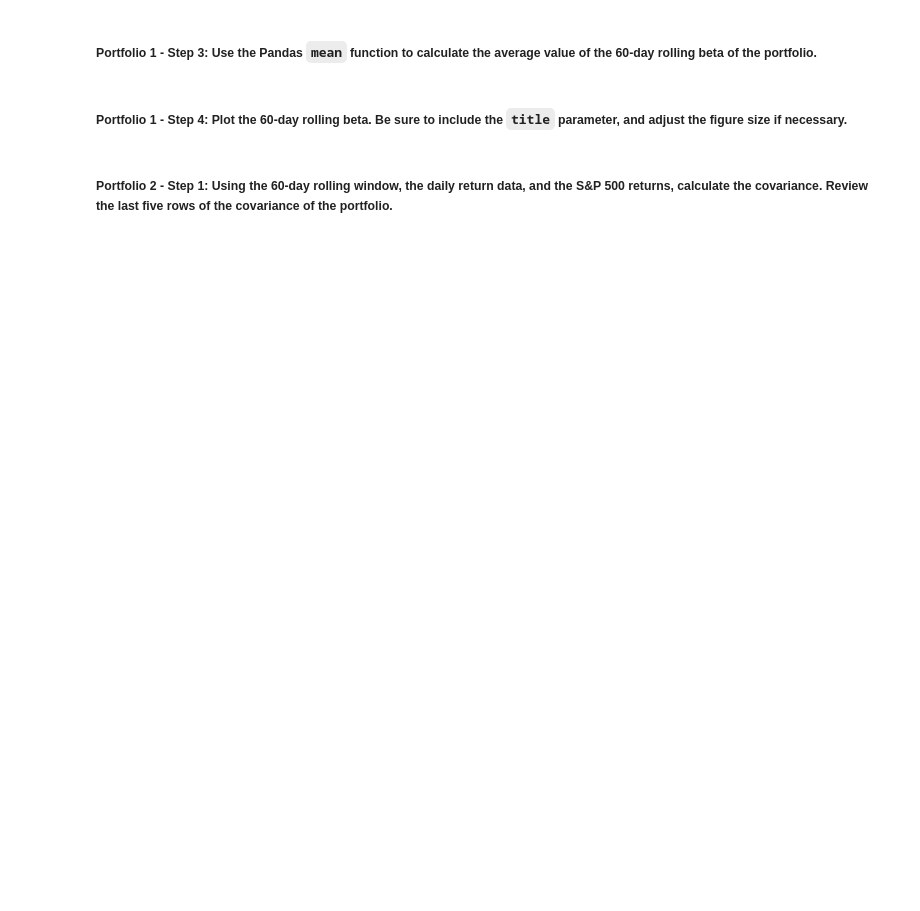
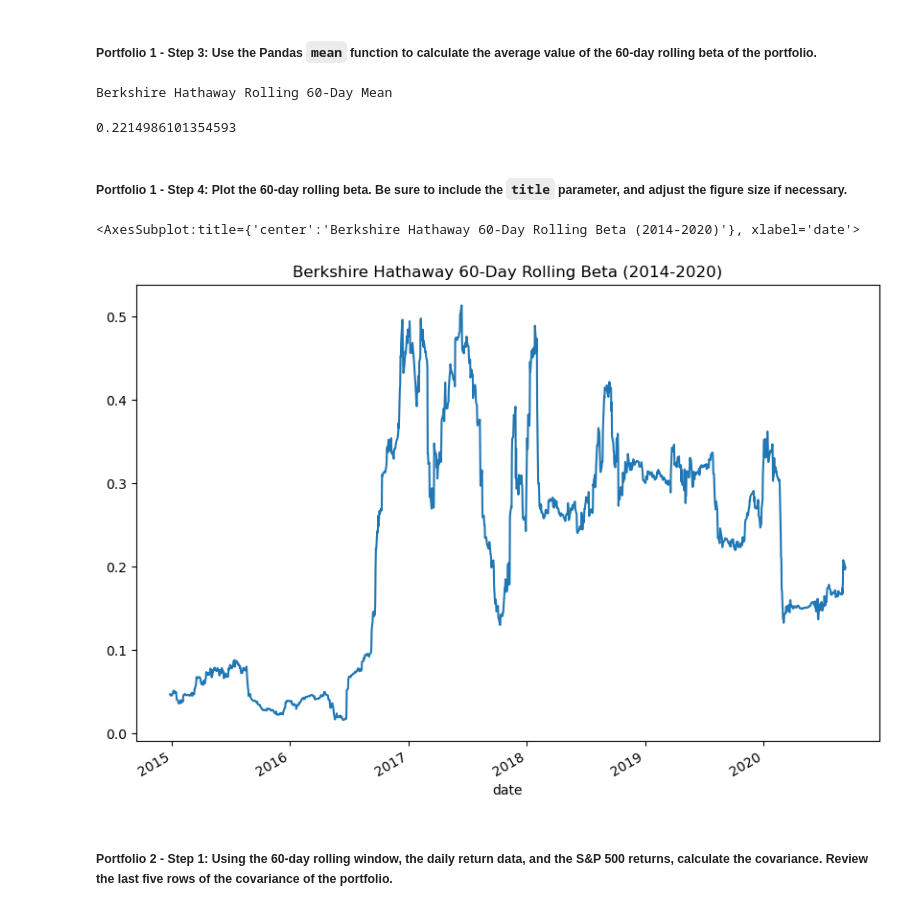
Before and after one commit to MLeGare29/RISK_RETURN_ANALYSIS, a Jupyter notebook: risk_return_analysis.ipynb, the cells around one changed output. Cells and saved outputs as stored; diff of their text form; code cells hidden in the pictures; blank space fills up the shorter version.

```diff
--- a/risk_return_analysis.ipynb
+++ b/risk_return_analysis.ipynb
@@ -417,4 +417,8 @@ Your analysis is nearing completion. Now, you need to evaluate how the portfolio
 # %%
 # Calculate the covariance using a 60-day rolling window
 # Review the last five rows of the covariance data
-# YOUR CODE HERE
+berk_60_rolling_covariance = daily_returns_df['BERKSHIRE HATHAWAY INC'].rolling(window=60).cov(daily_returns_df['S&P 500'])
+
+# Print the results
+print('Berkshire Hathaway Rolling 60-Day Covariance')
+berk_60_rolling_covariance.tail()
@@ -423,4 +436,8 @@ Your analysis is nearing completion. Now, you need to evaluate how the portfolio
 # %%
 # Calculate the beta based on the 60-day rolling covariance compared to the market (S&P 500)
 # Review the last five rows of the beta information
-# YOUR CODE HERE
+berk_rolling_beta = berk_60_rolling_covariance / snp_rolling_market_variance
+
+# Print the beta results for Berkshire
+print("Berkshire Hathaway Rolling 60-Day Beta")
+berk_rolling_beta.tail()
@@ -428,13 +454,24 @@ Your analysis is nearing completion. Now, you need to evaluate how the portfolio
 ##### Portfolio 1 - Step 3: Use the Pandas `mean` function to calculate the average value of the 60-day rolling beta of the portfolio.
 # %%
 # Calculate the average of the 60-day rolling beta
-# YOUR CODE HERE
+# Print the results
+print('Berkshire Hathaway Rolling 60-Day Mean')
+berk_rolling_beta.mean()
+# %% [output]
+Berkshire Hathaway Rolling 60-Day Mean
+0.2214986101354593
 # %% [markdown]
 ##### Portfolio 1 - Step 4: Plot the 60-day rolling beta. Be sure to include the `title` parameter, and adjust the figure size if necessary.
 # %%
 # Plot the rolling beta
 # Include a title parameter and adjust the figure size
-# YOUR CODE HERE
+berk_rolling_beta.plot(
+    figsize=(10, 7),
+    title='Berkshire Hathaway 60-Day Rolling Beta (2014-2020)'
+)
+# %% [output]
+<AxesSubplot:title={'center':'Berkshire Hathaway 60-Day Rolling Beta (2014-2020)'}, xlabel='date'>
+[figure, added]
 # %% [markdown]
 ##### Portfolio 2 - Step 1: Using the 60-day rolling window, the daily return data, and the S&P 500 returns, calculate the covariance. Review the last five rows of the covariance of the portfolio.
 # %%
```
Also changed, not shown: parts of 16 cells of this notebook.
